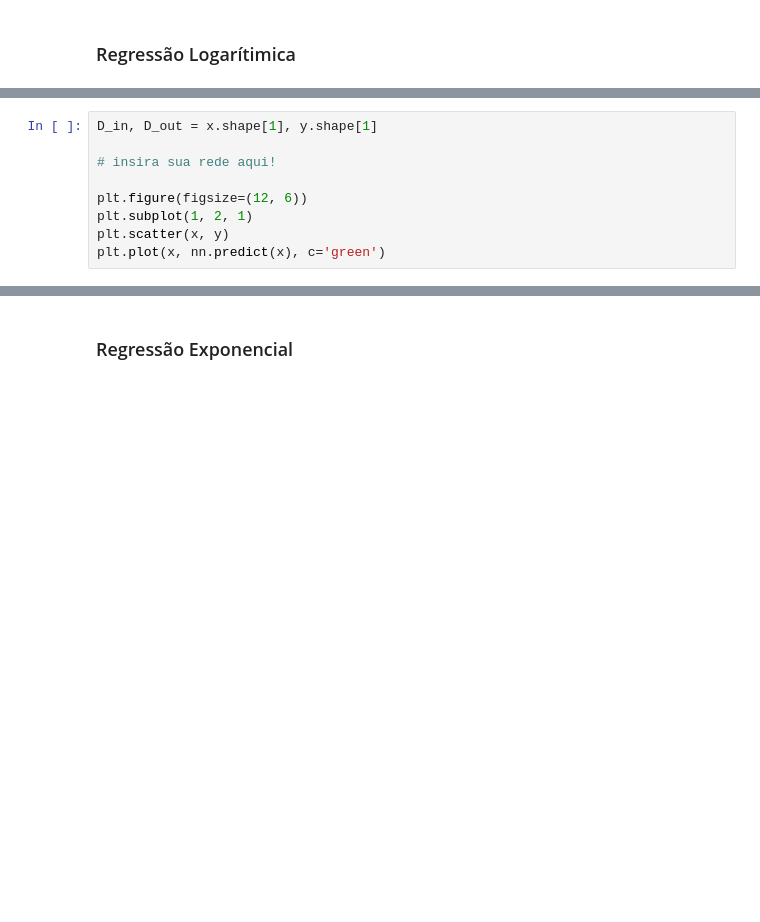
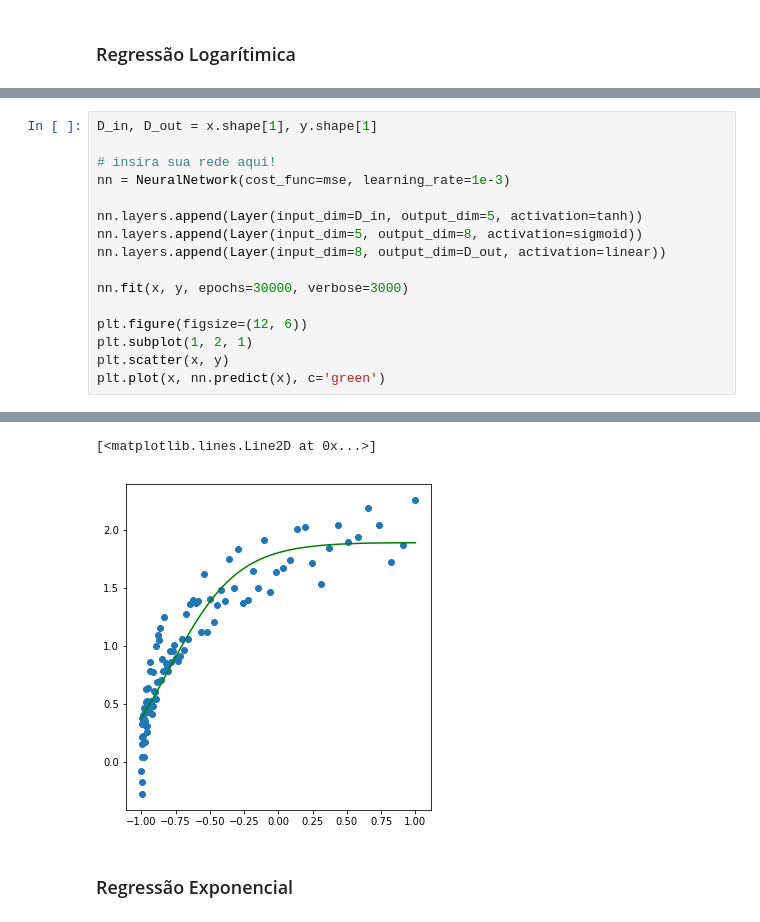
Before and after one commit to hilam/Manual-Pratico-Deep-Learning, a Jupyter notebook: Rede Neural.ipynb, the cells around one changed output, grey strips where cells are left out. Cells and saved outputs as stored; diff of their text form; blank space fills up the shorter version.

```diff
--- a/Rede Neural.ipynb
+++ b/Rede Neural.ipynb
@@ -485,8 +544,16 @@ print(x.min(axis=0), x.max(axis=0))
 D_in, D_out = x.shape[1], y.shape[1]
 
 # insira sua rede aqui!
+nn = NeuralNetwork(cost_func=mse, learning_rate=1e-3)
+
+nn.layers.append(Layer(input_dim=D_in, output_dim=5, activation=tanh))
+nn.layers.append(Layer(input_dim=5, output_dim=8, activation=sigmoid))
+nn.layers.append(Layer(input_dim=8, output_dim=D_out, activation=linear))
+
+nn.fit(x, y, epochs=30000, verbose=3000)
 
 plt.figure(figsize=(12, 6))
 plt.subplot(1, 2, 1)
 plt.scatter(x, y)
 plt.plot(x, nn.predict(x), c='green')
+# %% [output]
@@ -493,3 +571,5 @@ plt.plot(x, nn.predict(x), c='green')
+[<matplotlib.lines.Line2D at 0x...>]
+[figure, added]
 # %% [markdown]
 ### Regressão Exponencial
 # %%
```
Also changed, not shown: parts of 27 cells of this notebook.
